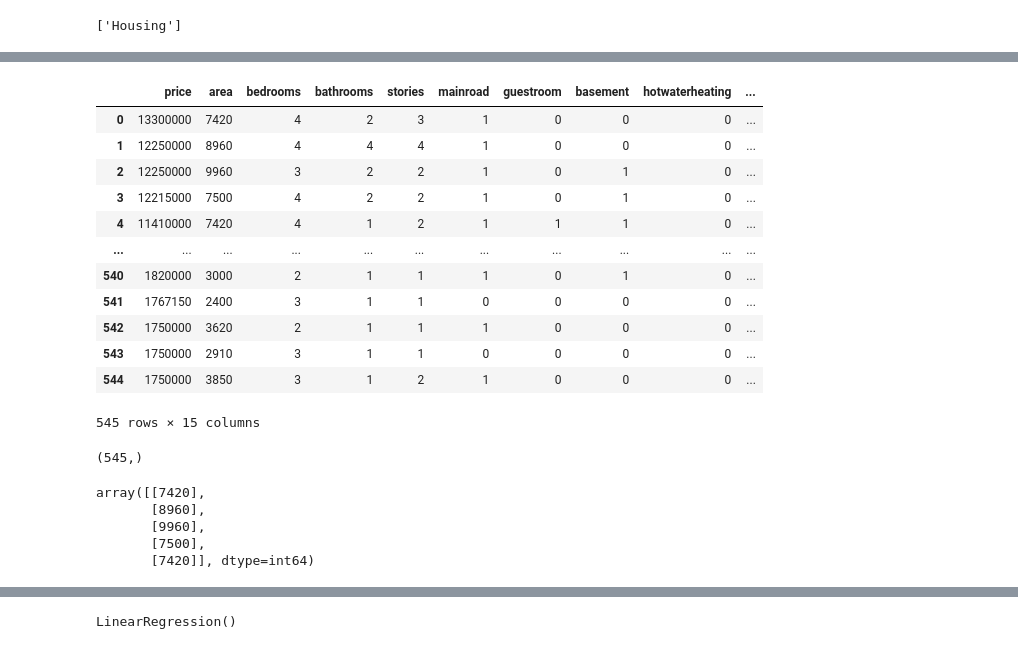
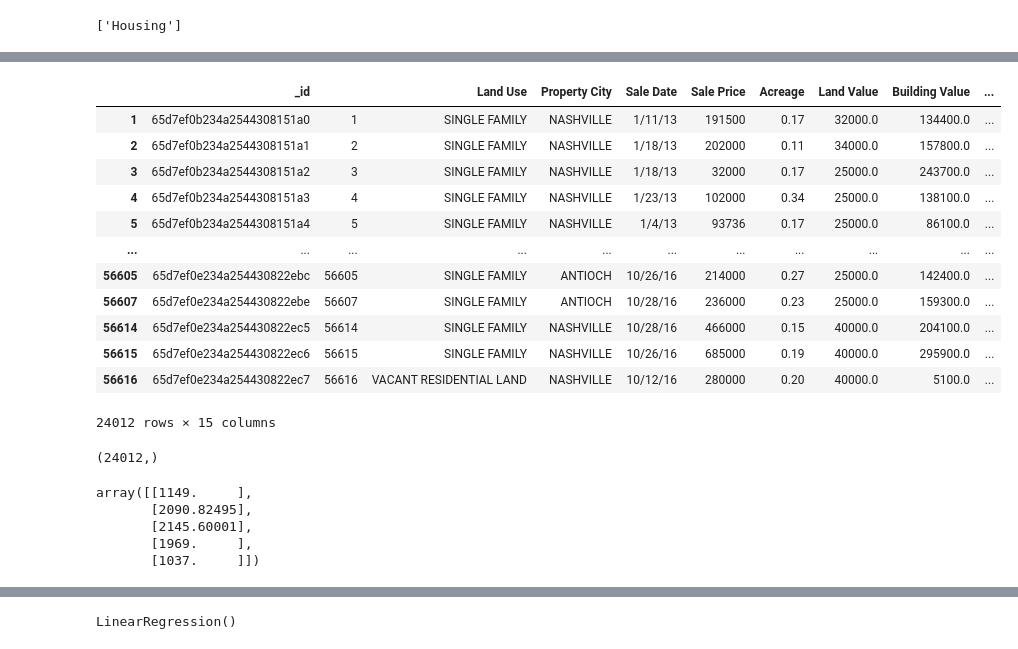
Before and after one commit to margoberry17/Predicting-Hosing-Prices-using-ML, a Jupyter notebook: Project 4.ipynb, the cells around one changed output, grey strips where cells are left out. Drawn from its saved outputs; the diff is of its cells as text; code cells hidden in the pictures.

```diff
--- a/Project 4.ipynb
+++ b/Project 4.ipynb
@@ -61,2 +62,0 @@ df.head()
-# %%
-df = df.replace({'yes': 1, 'no': 0})
@@ -74,2 +62,0 @@ dummies = pd.get_dummies(df['furnishingstatus'])
-# %%
-df = pd.concat([df, dummies], axis = 1)
@@ -85,16 +62,0 @@ df.head()
-# %%
-df.drop(['furnishingstatus','_id'],axis=1)
-# %% [output]
-|  | price | area | bedrooms | bathrooms | stories | mainroad | guestroom | basement | hotwaterheating | ... |
-| 0 | 13300000 | 7420 | 4 | 2 | 3 | 1 | 0 | 0 | 0 | ... |
-| 1 | 12250000 | 8960 | 4 | 4 | 4 | 1 | 0 | 0 | 0 | ... |
-| 2 | 12250000 | 9960 | 3 | 2 | 2 | 1 | 0 | 1 | 0 | ... |
-| 3 | 12215000 | 7500 | 4 | 2 | 2 | 1 | 0 | 1 | 0 | ... |
-| 4 | 11410000 | 7420 | 4 | 1 | 2 | 1 | 1 | 1 | 0 | ... |
-| ... | ... | ... | ... | ... | ... | ... | ... | ... | ... | ... |
-| 540 | 1820000 | 3000 | 2 | 1 | 1 | 1 | 0 | 1 | 0 | ... |
-| 541 | 1767150 | 2400 | 3 | 1 | 1 | 0 | 0 | 0 | 0 | ... |
-| 542 | 1750000 | 3620 | 2 | 1 | 1 | 1 | 0 | 0 | 0 | ... |
-| 543 | 1750000 | 2910 | 3 | 1 | 1 | 0 | 0 | 0 | 0 | ... |
-| 544 | 1750000 | 3850 | 3 | 1 | 2 | 1 | 0 | 0 | 0 | ... |
-545 rows × 15 columns
@@ -101,23 +65,39 @@ df.drop(['furnishingstatus','_id'],axis=1)
+# %%
+cleaned_df = df.dropna()
+
+cleaned_df
+# %% [output]
+|  | _id |  | Land Use | Property City | Sale Date | Sale Price | Acreage | Land Value | Building Value | ... |
+| 1 | 65d7ef0b234a2544308151a0 | 1 | SINGLE FAMILY | NASHVILLE | 1/11/13 | 191500 | 0.17 | 32000.0 | 134400.0 | ... |
+| 2 | 65d7ef0b234a2544308151a1 | 2 | SINGLE FAMILY | NASHVILLE | 1/18/13 | 202000 | 0.11 | 34000.0 | 157800.0 | ... |
+| 3 | 65d7ef0b234a2544308151a2 | 3 | SINGLE FAMILY | NASHVILLE | 1/18/13 | 32000 | 0.17 | 25000.0 | 243700.0 | ... |
+| 4 | 65d7ef0b234a2544308151a3 | 4 | SINGLE FAMILY | NASHVILLE | 1/23/13 | 102000 | 0.34 | 25000.0 | 138100.0 | ... |
+| 5 | 65d7ef0b234a2544308151a4 | 5 | SINGLE FAMILY | NASHVILLE | 1/4/13 | 93736 | 0.17 | 25000.0 | 86100.0 | ... |
+| ... | ... | ... | ... | ... | ... | ... | ... | ... | ... | ... |
+| 56605 | 65d7ef0e234a254430822ebc | 56605 | SINGLE FAMILY | ANTIOCH | 10/26/16 | 214000 | 0.27 | 25000.0 | 142400.0 | ... |
+| 56607 | 65d7ef0e234a254430822ebe | 56607 | SINGLE FAMILY | ANTIOCH | 10/28/16 | 236000 | 0.23 | 25000.0 | 159300.0 | ... |
+| 56614 | 65d7ef0e234a254430822ec5 | 56614 | SINGLE FAMILY | NASHVILLE | 10/28/16 | 466000 | 0.15 | 40000.0 | 204100.0 | ... |
+| 56615 | 65d7ef0e234a254430822ec6 | 56615 | SINGLE FAMILY | NASHVILLE | 10/26/16 | 685000 | 0.19 | 40000.0 | 295900.0 | ... |
+| 56616 | 65d7ef0e234a254430822ec7 | 56616 | VACANT RESIDENTIAL LAND | NASHVILLE | 10/12/16 | 280000 | 0.20 | 40000.0 | 5100.0 | ... |
+24012 rows × 15 columns
 # %%
 from sklearn.linear_model import LinearRegression
 model = LinearRegression()
 # %%
-X = df["area"]
+X = cleaned_df["Finished Area"]
 X.shape
 # %% [output]
-(545,)
+(24012,)
 # %%
-# Reformat data of the independent variable X as a single-column array
-X = df["area"].values.reshape(-1, 1)
+X = cleaned_df["Finished Area"].values.reshape(-1, 1)
 
-# Display sample data
 X[:5]
 # %% [output]
-array([[7420],
-       [8960],
-       [9960],
-       [7500],
-       [7420]], dtype=int64)
+array([[1149.     ],
+       [2090.82495],
+       [2145.60001],
+       [1969.     ],
+       [1037.     ]])
 # %%
 X.shape
 # %% [output]
```
Also changed, not shown: parts of 23 cells of this notebook.
